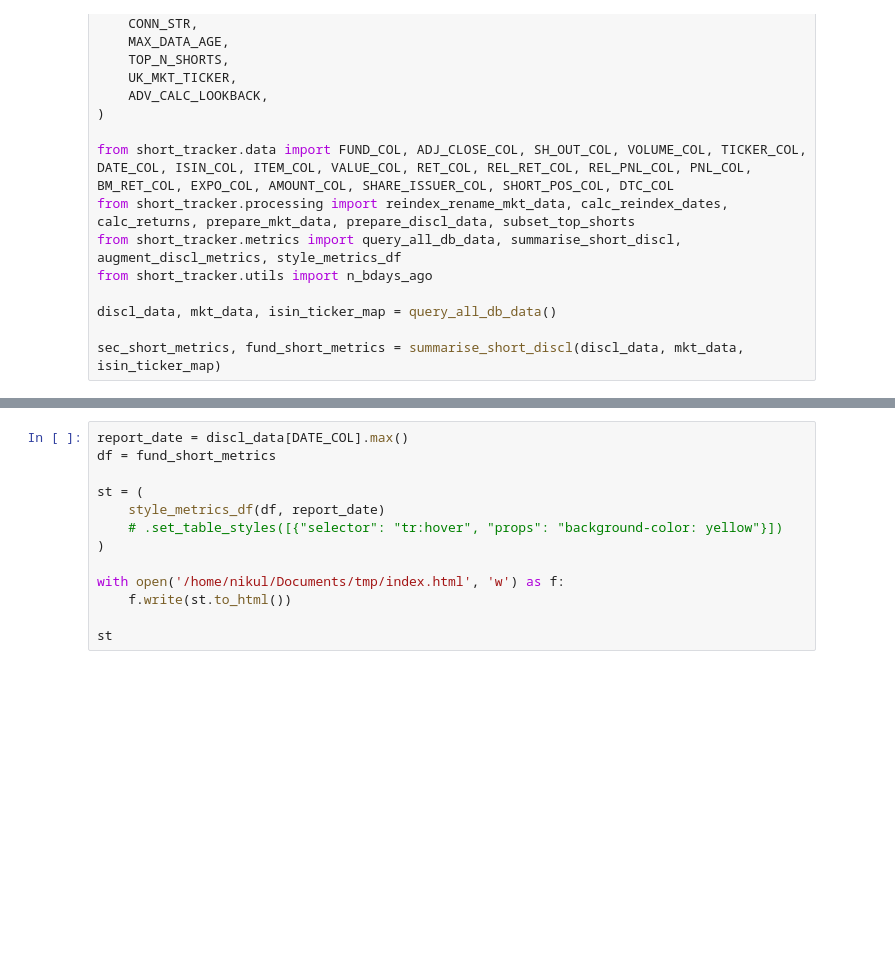
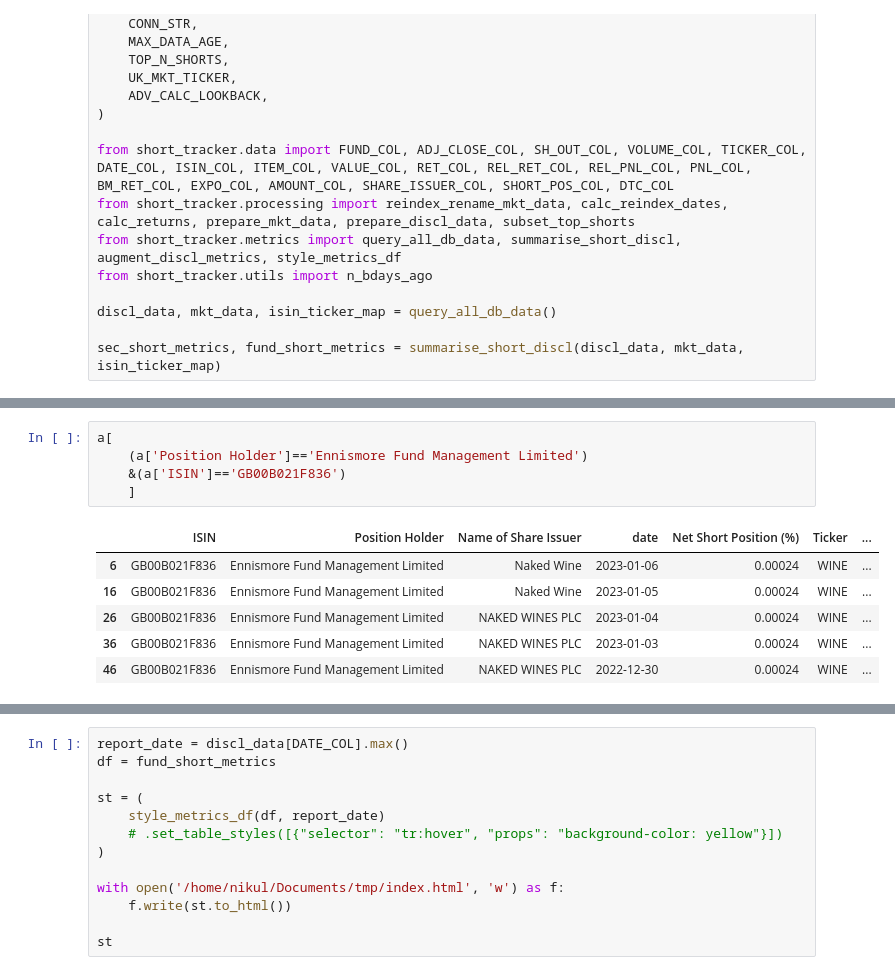
Before and after one commit to nikulpatel3141/UK-Short-Tracker, a Jupyter notebook: Notebooks/process_scripting.ipynb, the cells around one changed output, grey strips where cells are left out. Drawn from its saved outputs; the diff is of its cells as text; blank space fills up the shorter version.

```diff
--- a/Notebooks/process_scripting.ipynb
+++ b/Notebooks/process_scripting.ipynb
@@ -328,0 +372,12 @@ sec_short_metrics, fund_short_metrics = summarise_short_discl(discl_data, mkt_da
+# %%
+a[
+    (a['Position Holder']=='Ennismore Fund Management Limited')
+    &(a['ISIN']=='GB00B021F836')
+    ]
+# %% [output]
+|  | ISIN | Position Holder | Name of Share Issuer | date | Net Short Position (%) | Ticker | ... |
+| 6 | GB00B021F836 | Ennismore Fund Management Limited | Naked Wine | 2023-01-06 | 0.00024 | WINE | ... |
+| 16 | GB00B021F836 | Ennismore Fund Management Limited | Naked Wine | 2023-01-05 | 0.00024 | WINE | ... |
+| 26 | GB00B021F836 | Ennismore Fund Management Limited | NAKED WINES PLC | 2023-01-04 | 0.00024 | WINE | ... |
+| 36 | GB00B021F836 | Ennismore Fund Management Limited | NAKED WINES PLC | 2023-01-03 | 0.00024 | WINE | ... |
+| 46 | GB00B021F836 | Ennismore Fund Management Limited | NAKED WINES PLC | 2022-12-30 | 0.00024 | WINE | ... |
```
Also changed, not shown: parts of 7 cells of this notebook, 1 other file.
